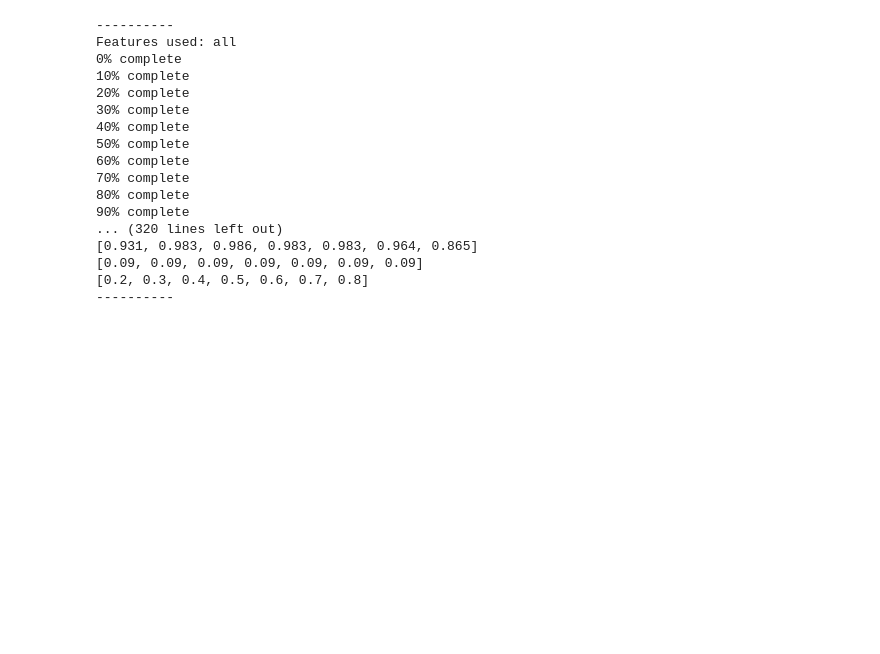
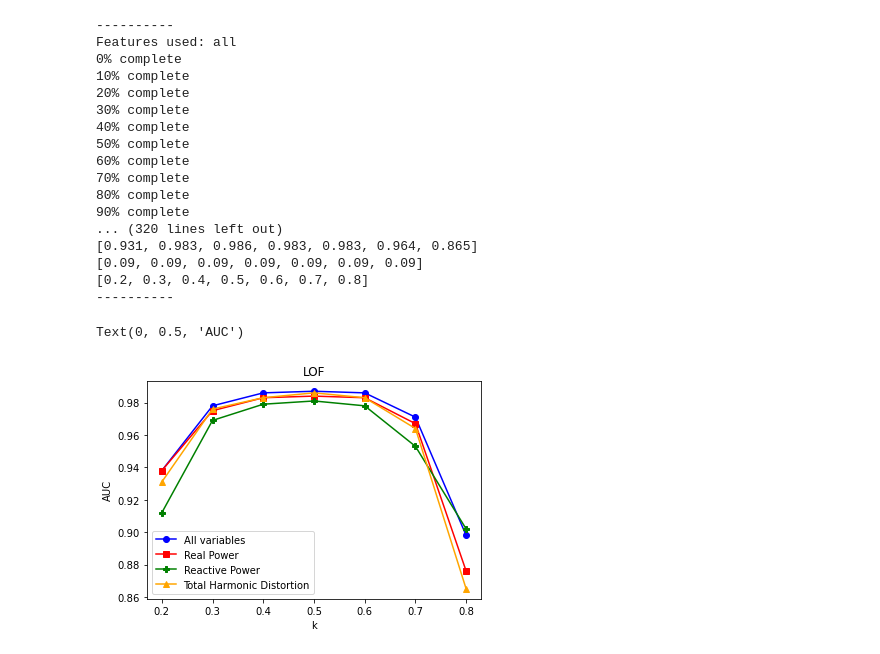
Before and after one commit to PhilipPhil/Unsupervised-Learning-for-Anomaly-Detection-in-Fleet-Based-Systems-Application-to-Air-Conditioners, a Jupyter notebook: LOF.ipynb, the cells around one changed output. Cells and saved outputs as stored; diff of their text form; code cells hidden in the pictures; blank space fills up the shorter version.

```diff
--- a/LOF.ipynb
+++ b/LOF.ipynb
@@ -52,14 +56,20 @@ Features used: all
 # %%
 param = [0.2, 0.3, 0.4, 0.5, 0.6, 0.7, 0.8]
 
-# alll = [0.938, 0.986, 0.987, 0.986, 0.986, 0.971, 0.898]
-alll = [0.938, 0.986, 0.986, 0.987, 0.986, 0.971, 0.898]
+alll =     [0.938, 0.978, 0.986, 0.987, 0.986, 0.971, 0.898]
+real =     [0.938, 0.975, 0.983, 0.984, 0.983, 0.967, 0.876]
+reactive = [0.912, 0.969, 0.979, 0.981, 0.978, 0.953, 0.902]
+THD =      [0.931, 0.976, 0.983, 0.986, 0.983, 0.964, 0.865]
 
-# real = [0.938, 0.984, 0.983, 0.982, 0.983, 0.967, 0.876]
-real = [0.938, 0.982, 0.983, 0.984, 0.983, 0.967, 0.876]
+plt.plot(param, alll, 'blue', marker='o', label='All variables')
+plt.plot(param, real, 'red', marker='s', label='Real Power')
+plt.plot(param, reactive, 'green', marker='P', label='Reactive Power')
+plt.plot(param, THD, 'orange', marker='^', label='Total Harmonic Distortion')
 
-# reactive = [0.912, 0.953, 0.971, 0.978, 0.979, 0.981, 0.902]
-reactive = [0.912, 0.971, 0.979, 0.981, 0.978, 0.953, 0.902]
-
-# THD = [0.931, 0.983, 0.986, 0.983, 0.983, 0.964, 0.865]
-THD = [0.931, 0.983, 0.983, 0.986, 0.983, 0.964, 0.865]
+plt.legend(loc = 'best')
+plt.title("LOF")
+plt.xlabel('k')
+plt.ylabel('AUC')
+# %% [output]
+Text(0, 0.5, 'AUC')
+[figure, added]
```
Also changed, not shown: parts of 1 cell of this notebook, 7 other files.
